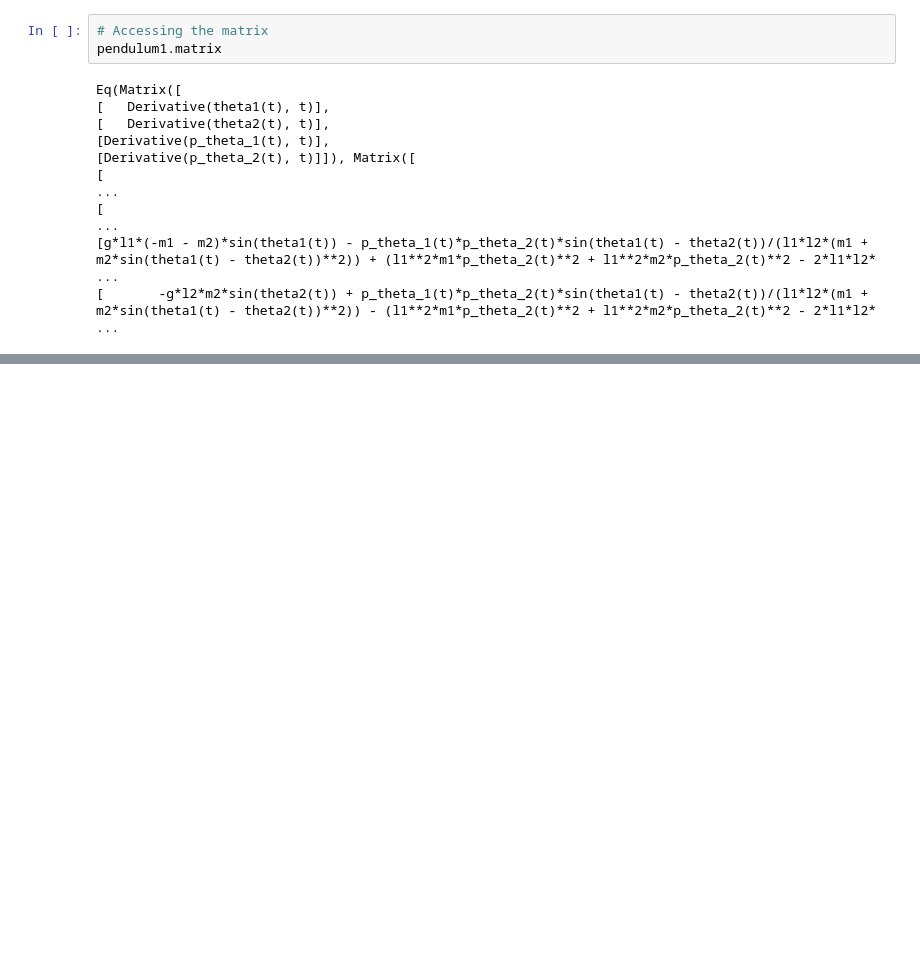
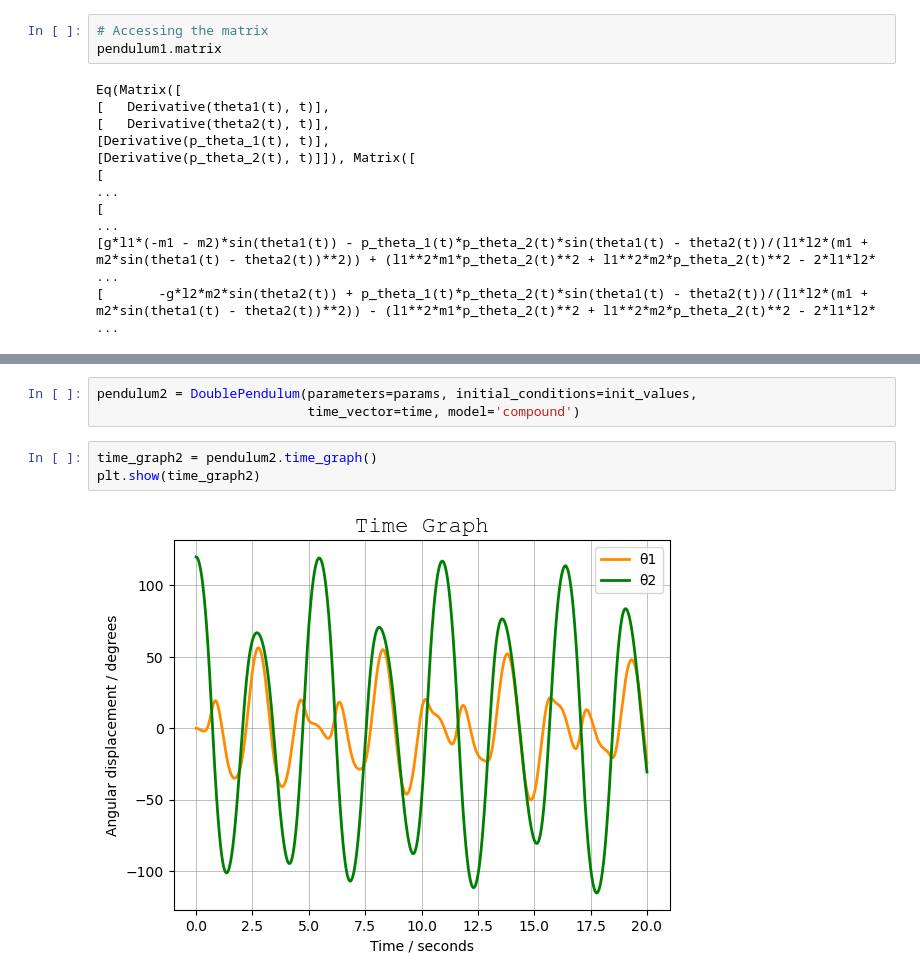
Before and after one commit to pineapple-bois/Double_Pendulum_App, a Jupyter notebook: development/Notebooks/TestingHamiltonian.ipynb, the cells around one changed output, grey strips where cells are left out. Cells and saved outputs as stored; diff of their text form; blank space fills up the shorter version.

Commit message:
Incorporated and tested compound model

```diff
--- a/development/Notebooks/TestingHamiltonian.ipynb
+++ b/development/Notebooks/TestingHamiltonian.ipynb
@@ -105,0 +116,8 @@ Eq(Matrix([
+# %%
+pendulum2 = DoublePendulum(parameters=params, initial_conditions=init_values,
+                           time_vector=time, model='compound')
+# %%
+time_graph2 = pendulum2.time_graph()
+plt.show(time_graph2)
+# %% [output]
+[figure, added]
```
Also changed, not shown: parts of 17 cells of this notebook, 1 other file.
